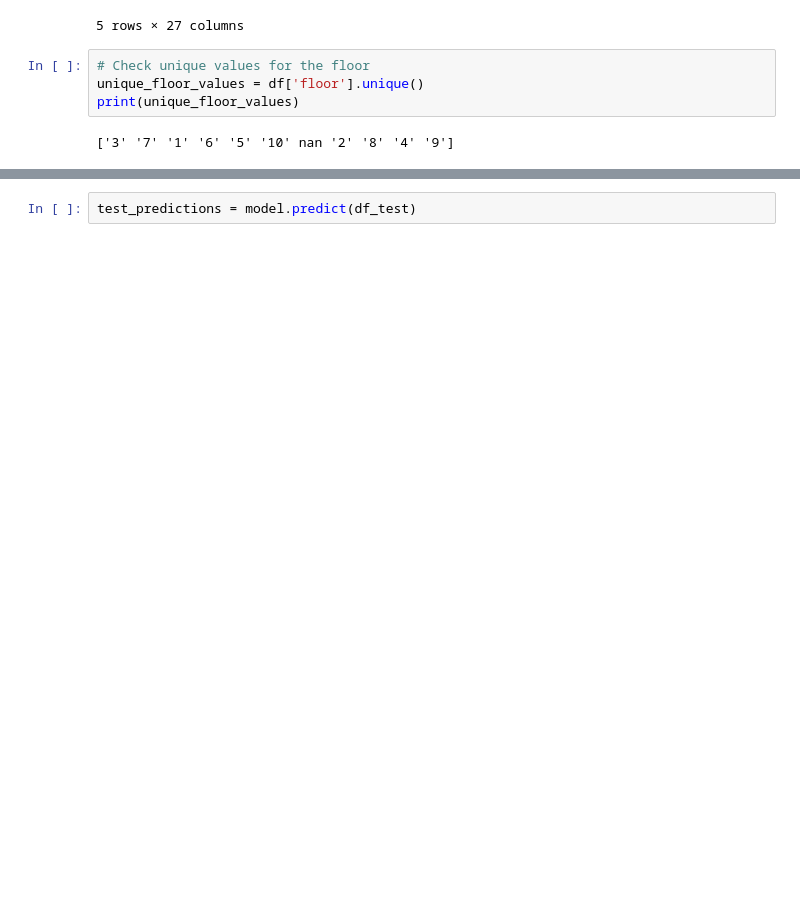
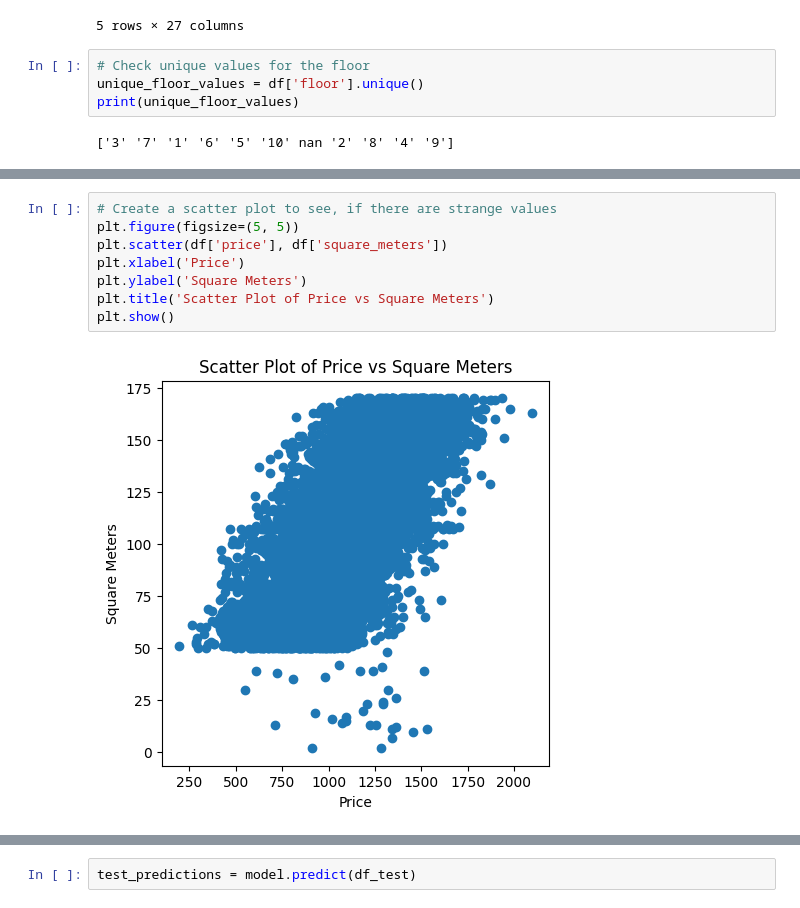
Before and after one commit to TatianaBakwenye/Barcelona-prices, a Jupyter notebook: Barcelona_Prices_Eixample_draft.ipynb, the cells around one changed output, grey strips where cells are left out. Cells and saved outputs as stored; diff of their text form; blank space fills up the shorter version.

```diff
--- a/Barcelona_Prices_Eixample_draft.ipynb
+++ b/Barcelona_Prices_Eixample_draft.ipynb
@@ -673,0 +317,10 @@ Test R^2: 0.5891046297718019
+# %%
+# Create a scatter plot to see, if there are strange values
+plt.figure(figsize=(5, 5))
+plt.scatter(df['price'], df['square_meters'])
+plt.xlabel('Price')
+plt.ylabel('Square Meters')
+plt.title('Scatter Plot of Price vs Square Meters')
+plt.show()
+# %% [output]
+[figure, added]
```
Also changed, not shown: parts of 93 cells of this notebook, 5 other files.
